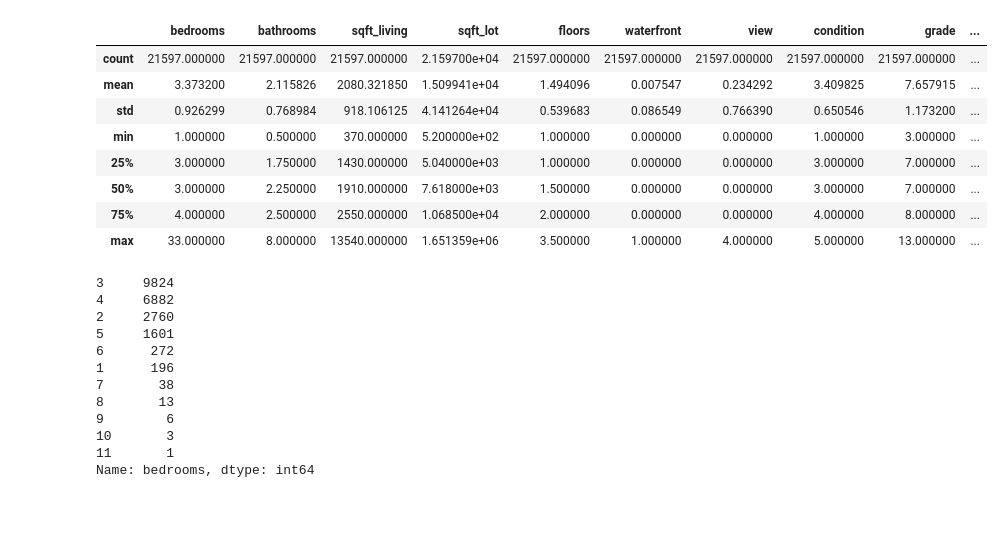
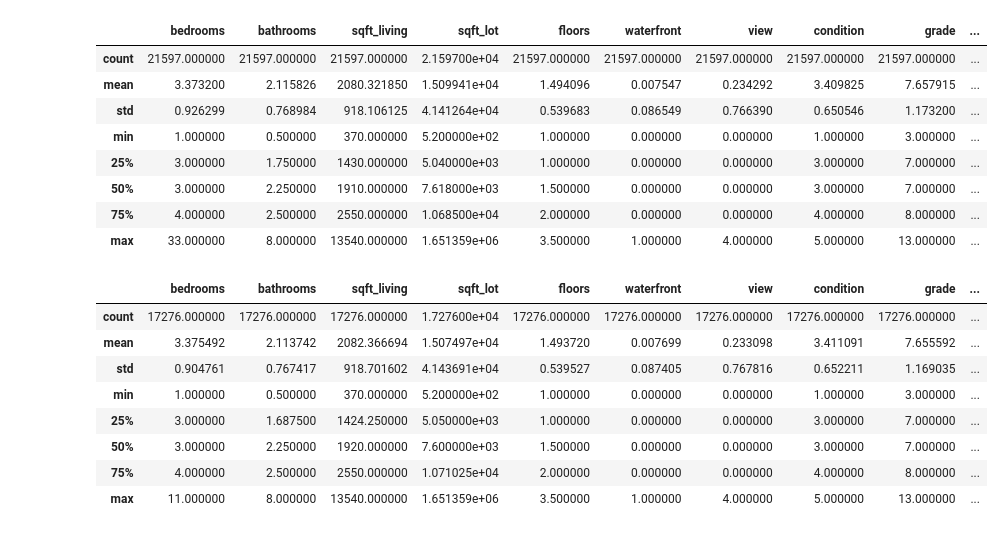
Before and after one commit to Denny-Meyer/IronHack_mid_term_real_state_regression, a Jupyter notebook: source_code/data_analytics_denny.ipynb, the cells around one changed output. Drawn from its saved outputs; the diff is of its cells as text; code cells hidden in the pictures.

```diff
--- a/source_code/data_analytics_denny.ipynb
+++ b/source_code/data_analytics_denny.ipynb
@@ -116,18 +121,3 @@ work_copy.describe()
 | max | 33.000000 | 8.000000 | 13540.000000 | 1.651359e+06 | 3.500000 | 1.000000 | 4.000000 | 5.000000 | 13.000000 | ... |
 # %%
 work_copy =  work_copy[work_copy['bedrooms'] != 33]
-# %%
-work_copy.bedrooms.value_counts()
-# %% [output]
-3     9824
-4     6882
-2     2760
-5     1601
-6      272
-1      196
-7       38
-8       13
-9        6
-10       3
-11       1
-Name: bedrooms, dtype: int64
@@ -133,0 +129,12 @@ Name: bedrooms, dtype: int64
+# %%
+x_train.describe()
+# %% [output]
+|  | bedrooms | bathrooms | sqft_living | sqft_lot | floors | waterfront | view | condition | grade | ... |
+| count | 17276.000000 | 17276.000000 | 17276.000000 | 1.727600e+04 | 17276.000000 | 17276.000000 | 17276.000000 | 17276.000000 | 17276.000000 | ... |
+| mean | 3.375492 | 2.113742 | 2082.366694 | 1.507497e+04 | 1.493720 | 0.007699 | 0.233098 | 3.411091 | 7.655592 | ... |
+| std | 0.904761 | 0.767417 | 918.701602 | 4.143691e+04 | 0.539527 | 0.087405 | 0.767816 | 0.652211 | 1.169035 | ... |
+| min | 1.000000 | 0.500000 | 370.000000 | 5.200000e+02 | 1.000000 | 0.000000 | 0.000000 | 1.000000 | 3.000000 | ... |
+| 25% | 3.000000 | 1.687500 | 1424.250000 | 5.050000e+03 | 1.000000 | 0.000000 | 0.000000 | 3.000000 | 7.000000 | ... |
+| 50% | 3.000000 | 2.250000 | 1920.000000 | 7.600000e+03 | 1.500000 | 0.000000 | 0.000000 | 3.000000 | 7.000000 | ... |
+| 75% | 4.000000 | 2.500000 | 2550.000000 | 1.071025e+04 | 2.000000 | 0.000000 | 0.000000 | 4.000000 | 8.000000 | ... |
+| max | 11.000000 | 8.000000 | 13540.000000 | 1.651359e+06 | 3.500000 | 1.000000 | 4.000000 | 5.000000 | 13.000000 | ... |
```
Also changed, not shown: parts of 8 cells of this notebook.
